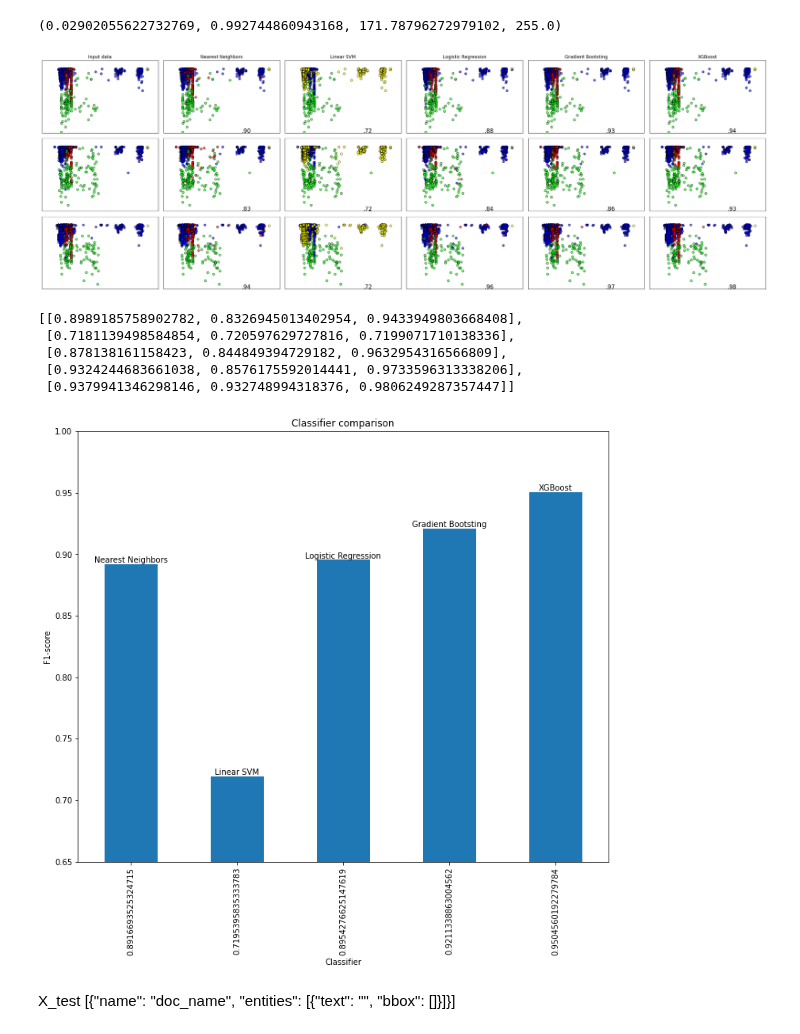
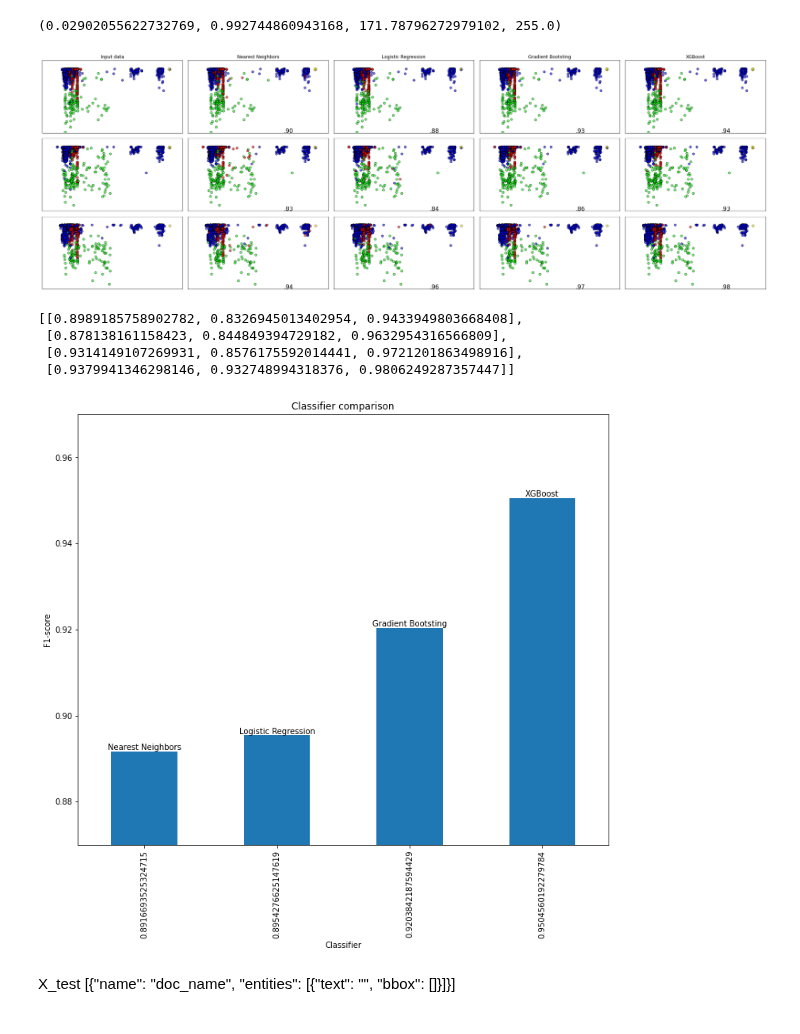
Before and after one commit to NastyBoget/document_structure_extraction, a Jupyter notebook: pipeline.ipynb, the cells around one changed output. Cells and saved outputs as stored; diff of their text form; code cells hidden in the pictures.

```diff
--- a/pipeline.ipynb
+++ b/pipeline.ipynb
@@ -252,20 +252,17 @@ class AddPrevNextFeatures:
         return self.transform(X)
 # %%
 from sklearn.neighbors import KNeighborsClassifier
-from sklearn.svm import SVC
-from sklearn.naive_bayes import GaussianNB
 from sklearn.linear_model import LogisticRegression
 from sklearn.ensemble import GradientBoostingClassifier
 from matplotlib.colors import ListedColormap
 h = .02  # step size in the mesh
 
-names = ["Nearest Neighbors", "Linear SVM",
+names = ["Nearest Neighbors",
          "Logistic Regression",
          "Gradient Bootsting", "XGBoost"]
 
 classifiers = [
     KNeighborsClassifier(3),
-    SVC(kernel="linear", C=0.025),
     LogisticRegression(max_iter=10000),
     GradientBoostingClassifier(),
     XGBClassifier()]
@@ -367,37 +364,36 @@ for train_index, test_index in tqdm(kf.split(X), total=n_folds):
 plt.tight_layout()
 plt.savefig('graphics.png')
 # %% [output]
-[figure, old version]
+[figure, new version]
 # %%
 scores
 # %% [output]
 [[0.8989185758902782, 0.8326945013402954, 0.9433949803668408],
- [0.7181139498584854, 0.720597629727816, 0.7199071710138336],
  [0.878138161158423, 0.844849394729182, 0.9632954316566809],
- [0.9324244683661038, 0.8576175592014441, 0.9733596313338206],
+ [0.9314149107269931, 0.8576175592014441, 0.9721201863498916],
  [0.9379941346298146, 0.932748994318376, 0.9806249287357447]]
 # %%
 import pandas as pd
 
 scores = [np.mean(score) for score in scores]
 scores_series = pd.Series(scores)
 # Plot the figure.
 plt.figure(figsize=(12, 10))
-ax = scores_series.plot(kind='bar', ylim=(0.65, 1))
+ax = scores_series.plot(kind='bar', ylim=(0.87, 0.97))
 ax.set_title('Classifier comparison')
 ax.set_xlabel('Classifier')
 ax.set_ylabel('F1-score')
 ax.set_xticklabels(scores)
 
 rects = ax.patches
 
 for rect, name in zip(rects, names):
     height = rect.get_height()
     ax.text(rect.get_x() + rect.get_width() / 2, height, name,
             ha='center', va='bottom')
 plt.savefig('scores.png')
 # %% [output]
-[figure, old version]
+[figure, new version]
 # %%
 clf = make_pipeline(AddImgFeatures(),
                     AddPrevNextFeatures(),
```
Also changed, not shown: 2 other files.
